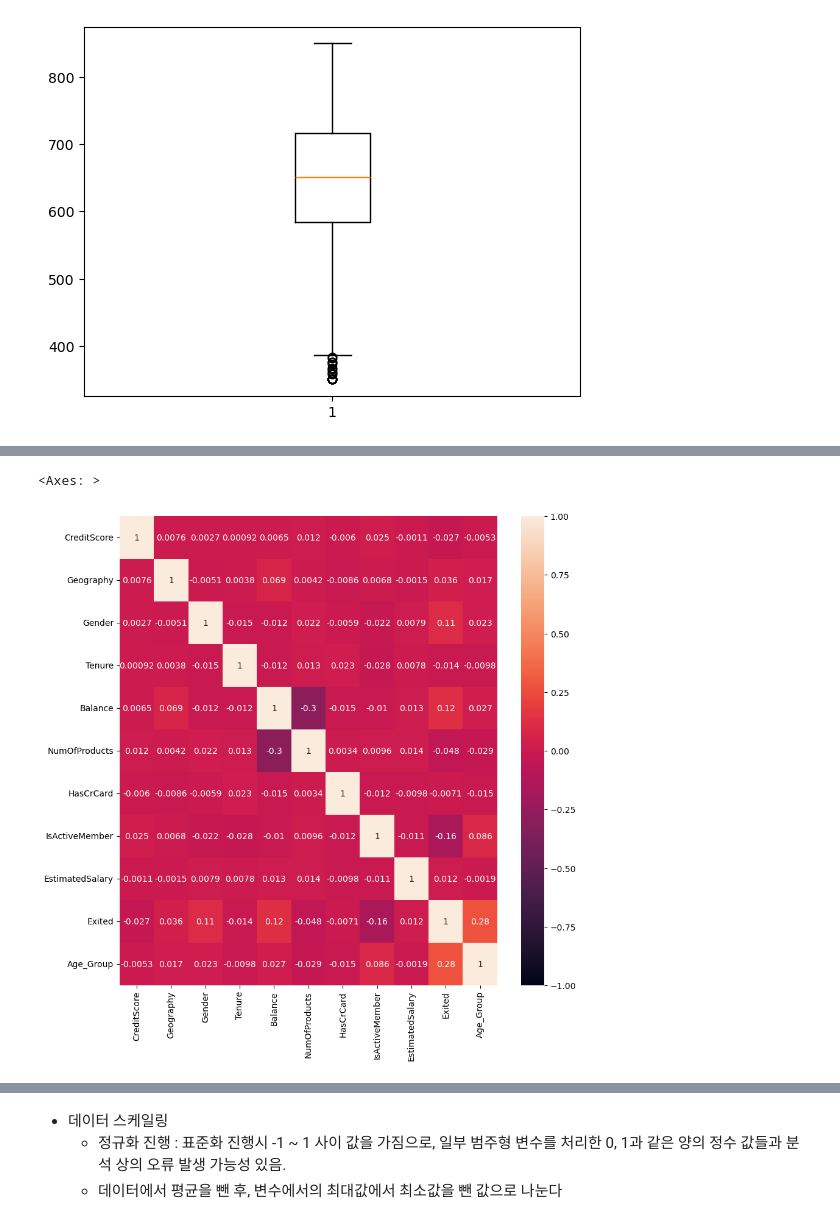
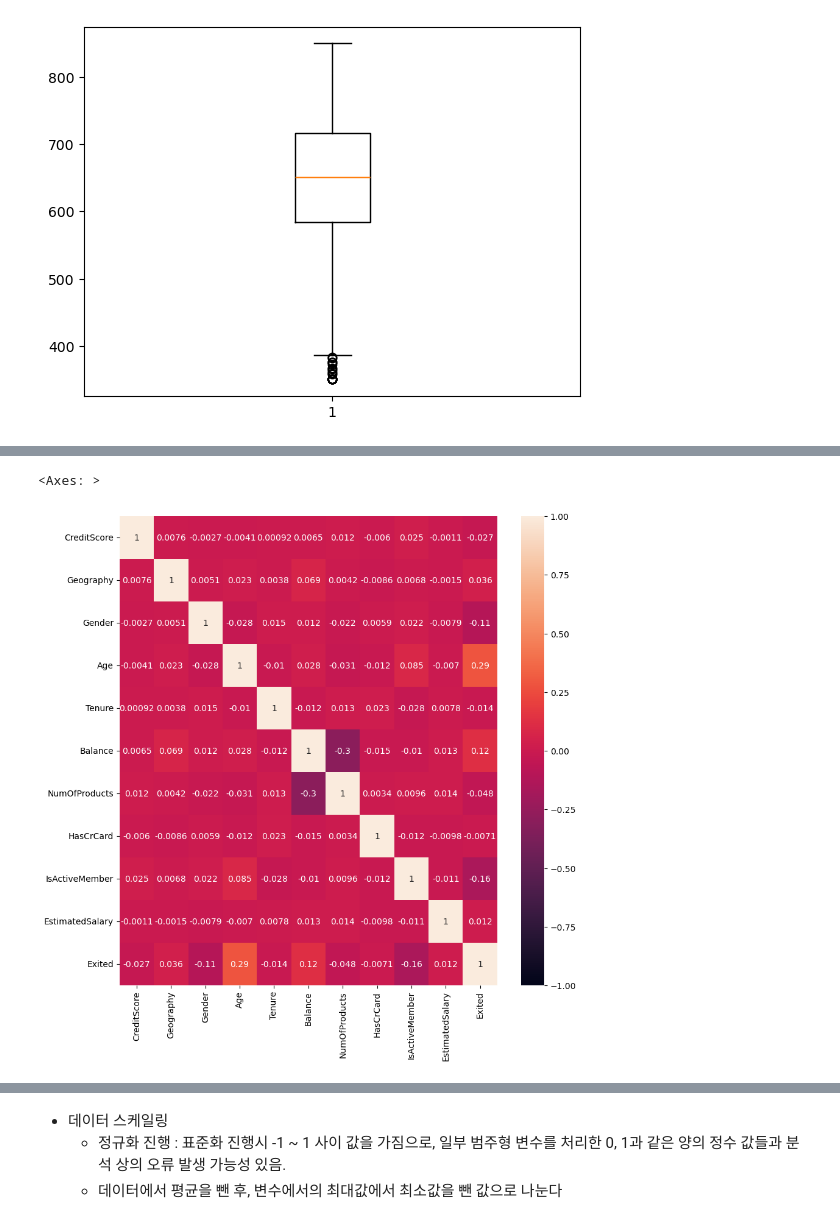
Before and after one commit to cookieeyoung/ML-project1, a Jupyter notebook: ml.ipynb, the cells around one changed output, grey strips where cells are left out. Saved outputs shown, nothing was run; the diff lists cells and outputs as text; code cells hidden in the pictures.

```diff
--- a/ml.ipynb
+++ b/ml.ipynb
@@ -12,7 +12,7 @@ warnings.filterwarnings('ignore')
 pd.set_option('display.max_columns', None)
 
 # 데이터 로드
-data = pd.read_csv('C:/Users/goodm/Downloads/Churn_Modelling.csv',index_col=0)
+data = pd.read_csv('Churn_Modelling.csv',index_col=0)
 data
 # %% [output]
 |  | CustomerId | Surname | CreditScore | Geography | Gender | Age | Tenure | Balance | NumOfProducts | ... |
@@ -112,7 +112,7 @@ RowNumber
 Name: Exited, dtype: int64
 # %%
 # 연령, 잔고를 통한 고객 상태 확인 : 연령대 그룹화 진행
-new_data['Age_Group'] = (new_data['Age'] // 10) * 10
-exit_data = new_data[new_data['Exited'] == 1]
+# new_data['Age_Group'] = (new_data['Age'] // 10) * 10
+# exit_data = new_data[new_data['Exited'] == 1]
 
-sns.scatterplot(data=exit_data, x='Age_Group', y='Balance')
+# sns.scatterplot(data=exit_data, x='Age_Group', y='Balance')
@@ -122,21 +118,0 @@ sns.scatterplot(data=exit_data, x='Age_Group', y='Balance')
-# %%
-# 성별, 국가 범주형 변수에서 수치형 변수로 인코딩 시작
-
-def get_gender(x):
-    if x == 'Female':
-        return 1
-    else:
-        return 0
-
-def get_geography(x):
-    if x == 'France':
-        return 1
-    elif x == 'Germany':
-        return 2
-    else:
-        return 3
-
-new_data['Gender'] = new_data['Gender'].apply(get_gender)
-new_data['Geography'] = new_data['Geography'].apply(get_geography)
-
-new_data
@@ -157,0 +119,8 @@ new_data
+# %%
+# 성별, 국가 범주형 변수에서 수치형 변수로 인코딩 시작(France = 0, Germany = 1, Spain = 2 / Female = 0, male = 1)
+from sklearn.preprocessing import LabelEncoder
+le = LabelEncoder()
+new_data['Gender'] = le.fit_transform(new_data["Gender"])
+new_data['Geography'] = le.fit_transform(new_data["Geography"])
+
+new_data
@@ -158,15 +142,15 @@ new_data
 # %%
 # 목표변수, 범주형 자료 제외하고 변수 간 상관관계 확인, heatmap 사용 : 수치형 자료 사이에는 큰 상관관계 존재 X
 
-int_data = new_data.drop(columns=['CustomerId', 'Surname', 'Age'])
+int_data = new_data.drop(columns=['CustomerId', 'Surname'])
 int_data.corr(method='pearson')
 
 import seaborn as sb
 plt.figure(figsize=(10,10))
 sb.heatmap(int_data.corr(), annot=True, vmin=-1, vmax=1)
 # %% [output]
 <Axes: >
-[figure, old version]
+[figure, new version]
 # %%
 # 다중공산성 확인 : 각 변수가 다른 독립 변수 전체와의 상관 관계 강도, 10이 넘어가면 다중공산성이 높아 원하는 결과가 나오기 힘들다고 예측 가능, 제거하는 것이 이상적
 from statsmodels.stats.outliers_influence import variance_inflation_factor
```
Also changed, not shown: parts of 11 cells of this notebook, 1 other file.
